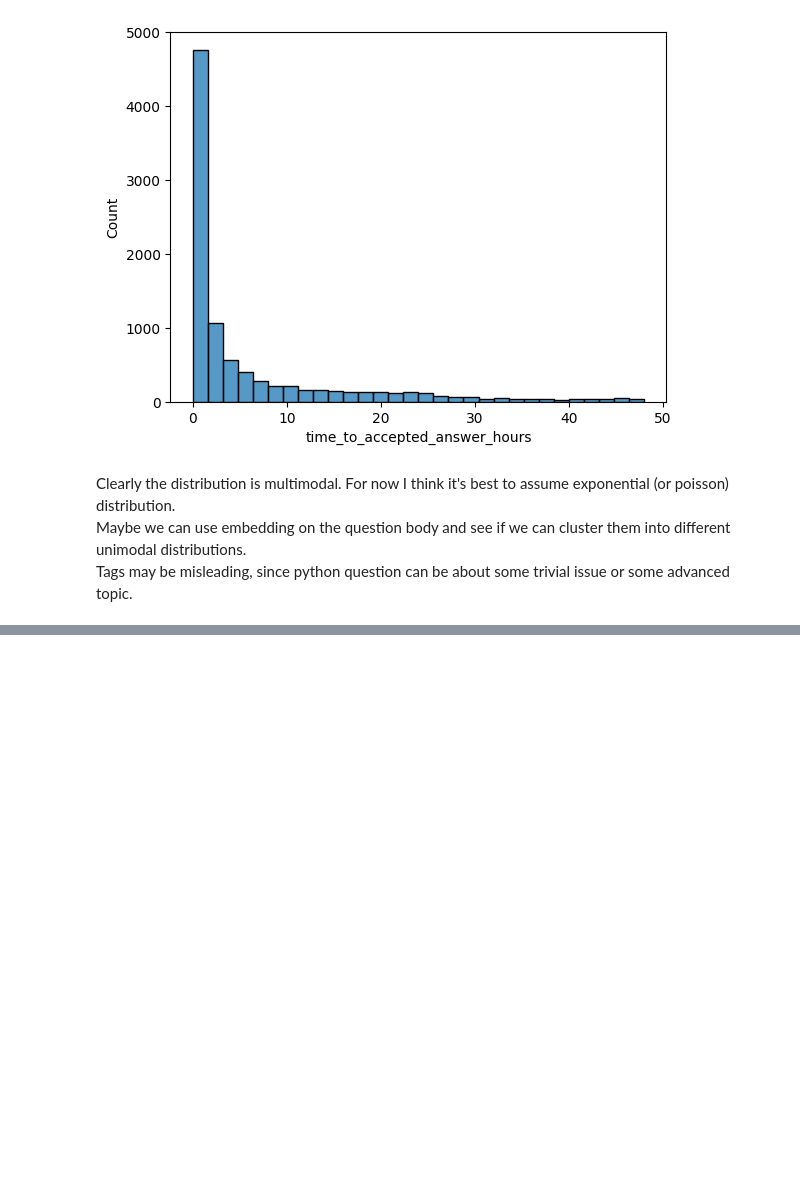
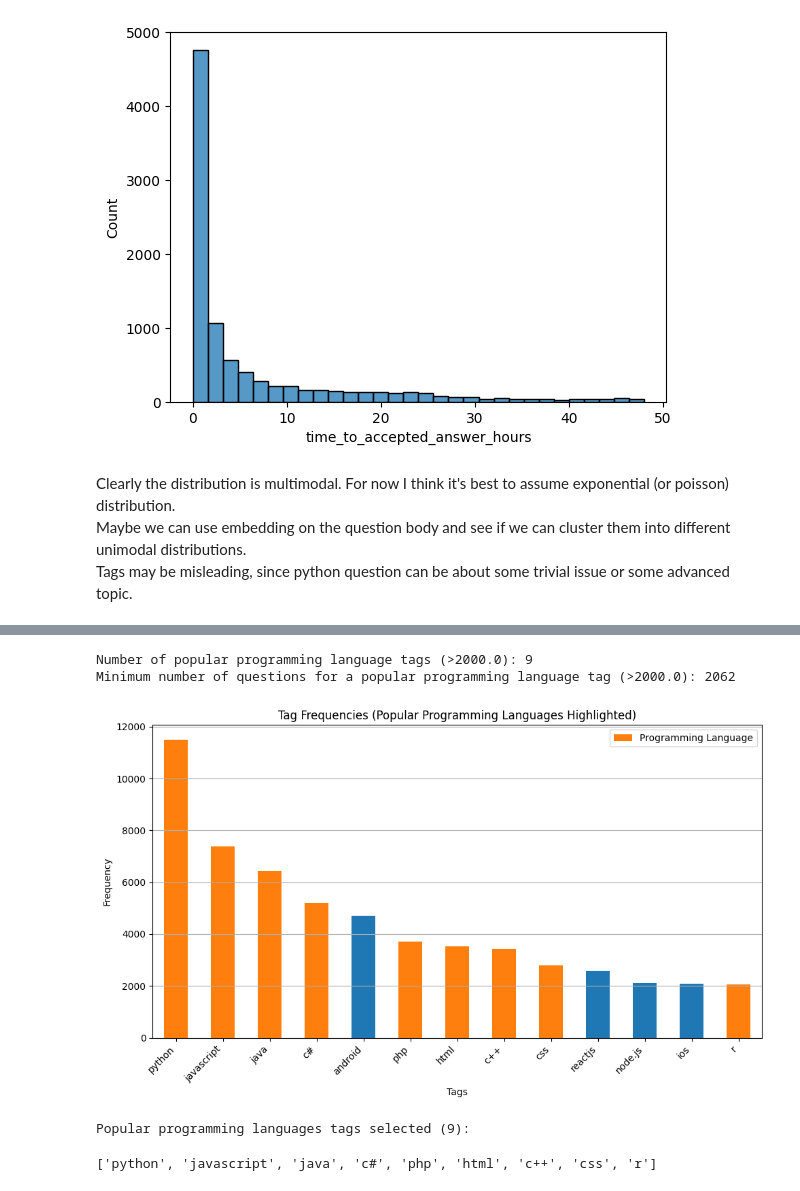
Before and after one commit to Hevagog/adm-stack-inference, a Jupyter notebook: notebooks/basic-eda.ipynb, the cells around one changed output, grey strips where cells are left out. Cells and saved outputs as stored; diff of their text form; code cells hidden in the pictures; blank space fills up the shorter version.

Commit message:
Update basic eda with programming-languages-based tags analysis

```diff
--- a/notebooks/basic-eda.ipynb
+++ b/notebooks/basic-eda.ipynb
@@ -160,7 +165,10 @@ Tags may be misleading, since python question can be about some trivial issue or
 # %%
 import ast
+# %%
+ANALYZE_ONLY_AAC = False
+data_ = data_aac if ANALYZE_ONLY_AAC else data2
 # %%
-tags=data_aac[['tags','num_tags']]
+tags=data_[['tags','num_tags']]
 tags.loc[:,('tags')] = tags.loc[:,('tags')].apply(ast.literal_eval)
 # %%
 tags.iloc[0]['tags']
@@ -196,0 +209,12 @@ We can use:
+# %%
+with open('programmin-langs.txt') as f:
+    langs = f.readlines()
+
+# unfortunately :(
+langs.append('html')
+langs.append('css')
+
+langs = pd.Series(langs).str.strip()
+langs = langs.str.extract(r'^([^\(–,]+)')[0].dropna().str.strip()
+langs
+# langs.values
@@ -196,0 +234,36 @@ We can use:
+# %%
+tag_is_lang = tag_freq.index.str.lower().map(lambda x: langs.str.lower().apply(lambda y: y==x).any())
+# %%
+tresh = 2e3
+
+selected = tag_freq[tag_is_lang & (tag_freq > tresh)]
+k_classes = selected.shape[0]
+print(f'Number of popular programming language tags (>{tresh}): {k_classes}')
+
+min_questions_per_class = selected.min()
+print(f'Minimum number of questions for a popular programming language tag (>{tresh}): {min_questions_per_class}')
+
+tag_freq[tag_freq > tresh].plot(
+    kind='bar',
+    figsize=(10,6),
+    color=tag_is_lang[tag_freq > tresh].map({True: 'tab:orange', False: 'tab:blue'})
+)
+plt.title('Tag Frequencies (Popular Programming Languages Highlighted)')
+plt.xlabel('Tags')
+plt.ylabel('Frequency')
+plt.grid(axis='y')
+plt.xticks(rotation=45, ha='right')
+plt.tight_layout()
+plt.legend(['Programming Language'])
+plt.show()
+# %% [output]
+Number of popular programming language tags (>2000.0): 9
+Minimum number of questions for a popular programming language tag (>2000.0): 2062
+[figure, added]
+# %%
+selected_langs = selected.index.tolist()
+print('Popular programming languages tags selected ({}):'.format(len(selected_langs)))
+selected_langs
+# %% [output]
+Popular programming languages tags selected (9):
+['python', 'javascript', 'java', 'c#', 'php', 'html', 'c++', 'css', 'r']
```
Also changed, not shown: parts of 18 cells of this notebook, 3 other files.
